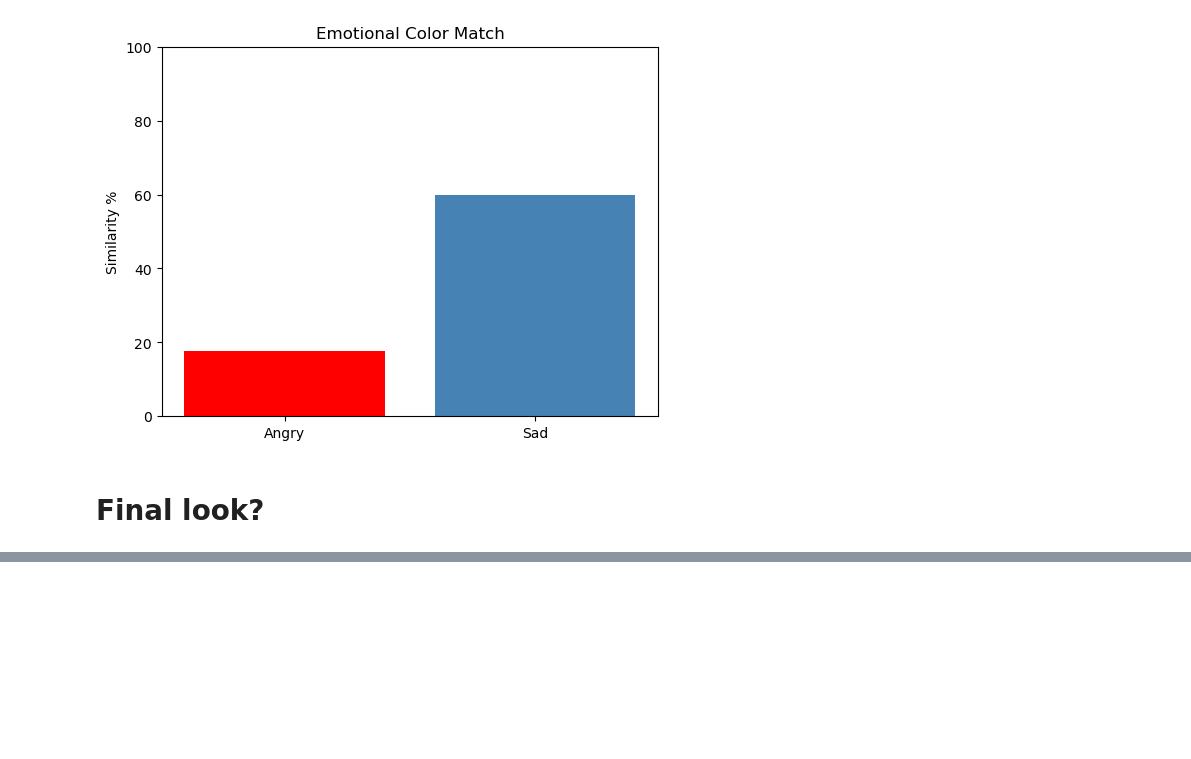
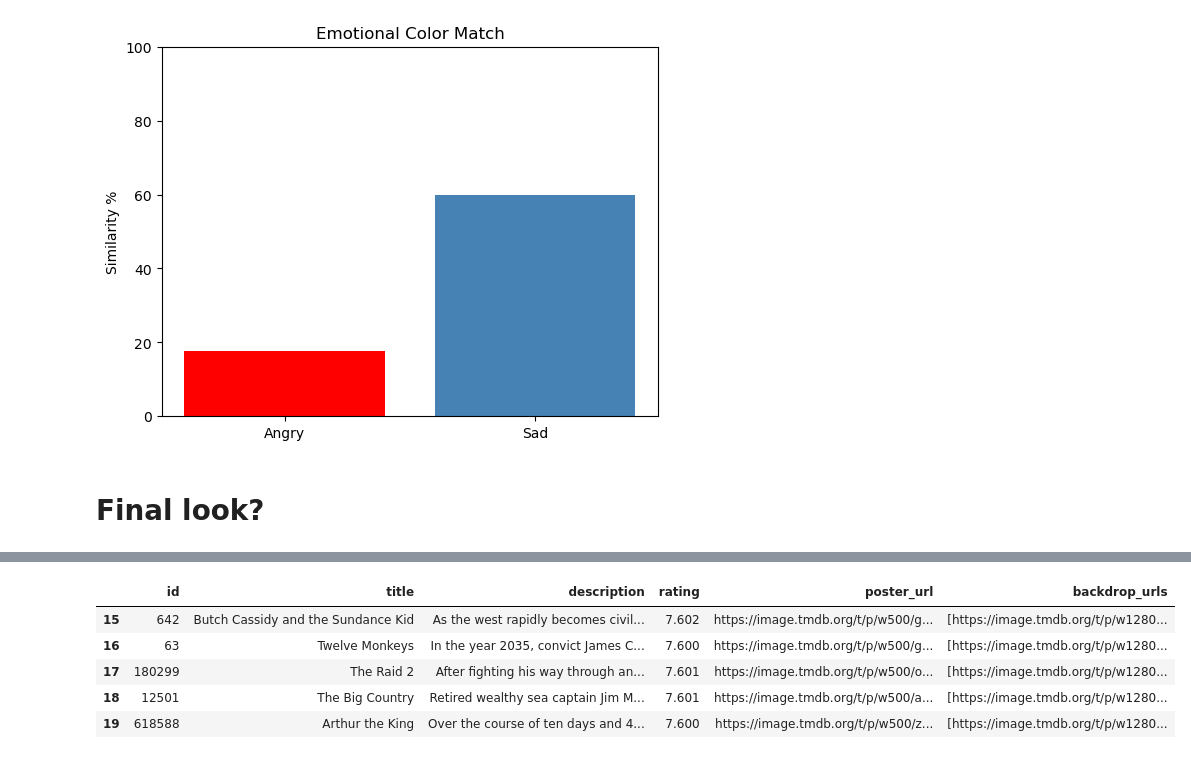
Before and after one commit to Aigerimkrm/Mood-to-Movies, a Jupyter notebook: MoodMovie2.ipynb, the cells around one changed output, grey strips where cells are left out. Drawn from its saved outputs; the diff is of its cells as text; code cells hidden in the pictures; blank space fills up the shorter version.

```diff
--- a/MoodMovie2.ipynb
+++ b/MoodMovie2.ipynb
@@ -670,0 +826,6 @@ df.iloc[2]['dominant_colors']
+# %%
+emotions = [
+    'Happy', 'Sad', 'Angry', 'Calm', 'Nostalgic', 'Anxious', 'Depressed',
+    'Moody', 'Elated', 'Relaxed', 'Joyful', 'Disappointed', 'Relief',
+    'Gratitude', 'Bored', 'Pride', 'Jealous', 'Optimistic', 'Passion'
+]
@@ -692,0 +1170,9 @@ df
+# %%
+df.tail()
+# %% [output]
+|  | id | title | description | rating | poster_url | backdrop_urls |
+| 15 | 642 | Butch Cassidy and the Sundance Kid | As the west rapidly becomes civil... | 7.602 | https://image.tmdb.org/t/p/w500/g... | [https://image.tmdb.org/t/p/w1280... |
+| 16 | 63 | Twelve Monkeys | In the year 2035, convict James C... | 7.600 | https://image.tmdb.org/t/p/w500/g... | [https://image.tmdb.org/t/p/w1280... |
+| 17 | 180299 | The Raid 2 | After fighting his way through an... | 7.601 | https://image.tmdb.org/t/p/w500/o... | [https://image.tmdb.org/t/p/w1280... |
+| 18 | 12501 | The Big Country | Retired wealthy sea captain Jim M... | 7.601 | https://image.tmdb.org/t/p/w500/a... | [https://image.tmdb.org/t/p/w1280... |
+| 19 | 618588 | Arthur the King | Over the course of ten days and 4... | 7.600 | https://image.tmdb.org/t/p/w500/z... | [https://image.tmdb.org/t/p/w1280... |
```
Also changed, not shown: parts of 49 cells of this notebook, 6 other files.
